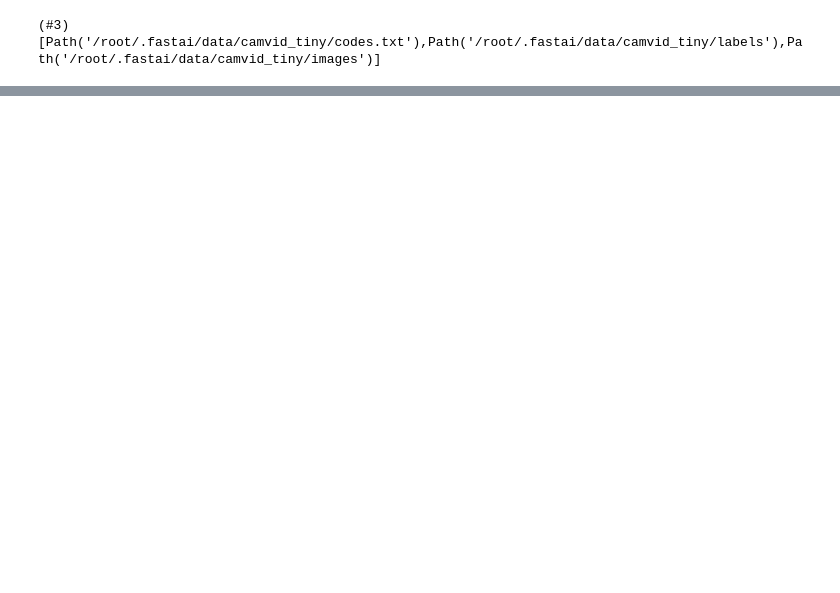
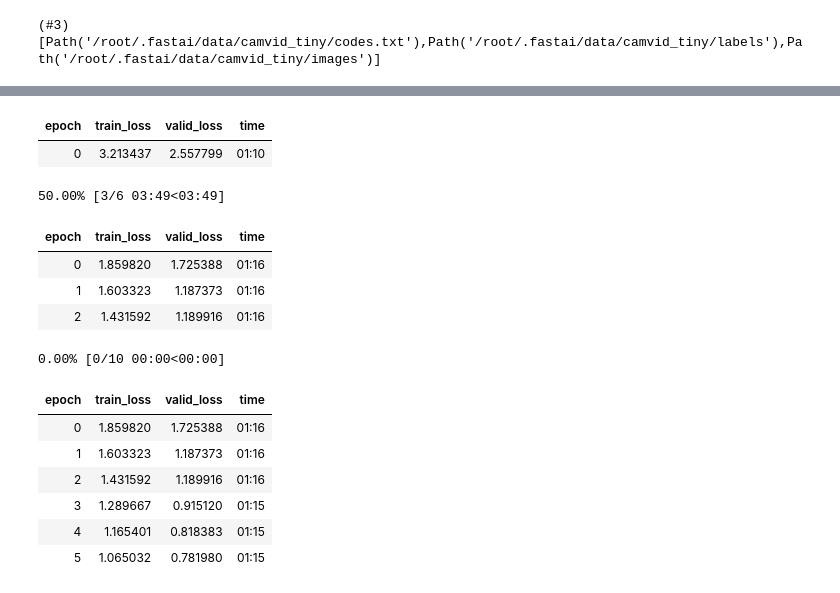
Before and after one commit to avkornaev/Fast_AI_course, a Jupyter notebook: Segmentation_Example.ipynb, the cells around one changed output, grey strips where cells are left out. Drawn from its saved outputs; the diff is of its cells as text; code cells hidden in the pictures; blank space fills up the shorter version.

```diff
--- a/Segmentation_Example.ipynb
+++ b/Segmentation_Example.ipynb
@@ -17,0 +44,4 @@ path.ls()
+# %%
+learn = unet_learner(dls,resnet34)
+learn.fine_tune(6)
+# %% [output]
@@ -17,0 +49,15 @@ path.ls()
+| epoch | train_loss | valid_loss | time |
+| 0 | 3.213437 | 2.557799 | 01:10 |
+50.00% [3/6 03:49<03:49]
+| epoch | train_loss | valid_loss | time |
+| 0 | 1.859820 | 1.725388 | 01:16 |
+| 1 | 1.603323 | 1.187373 | 01:16 |
+| 2 | 1.431592 | 1.189916 | 01:16 |
+0.00% [0/10 00:00<00:00]
+| epoch | train_loss | valid_loss | time |
+| 0 | 1.859820 | 1.725388 | 01:16 |
+| 1 | 1.603323 | 1.187373 | 01:16 |
+| 2 | 1.431592 | 1.189916 | 01:16 |
+| 3 | 1.289667 | 0.915120 | 01:15 |
+| 4 | 1.165401 | 0.818383 | 01:15 |
+| 5 | 1.065032 | 0.781980 | 01:15 |
```
Also changed, not shown: parts of 8 cells of this notebook.
